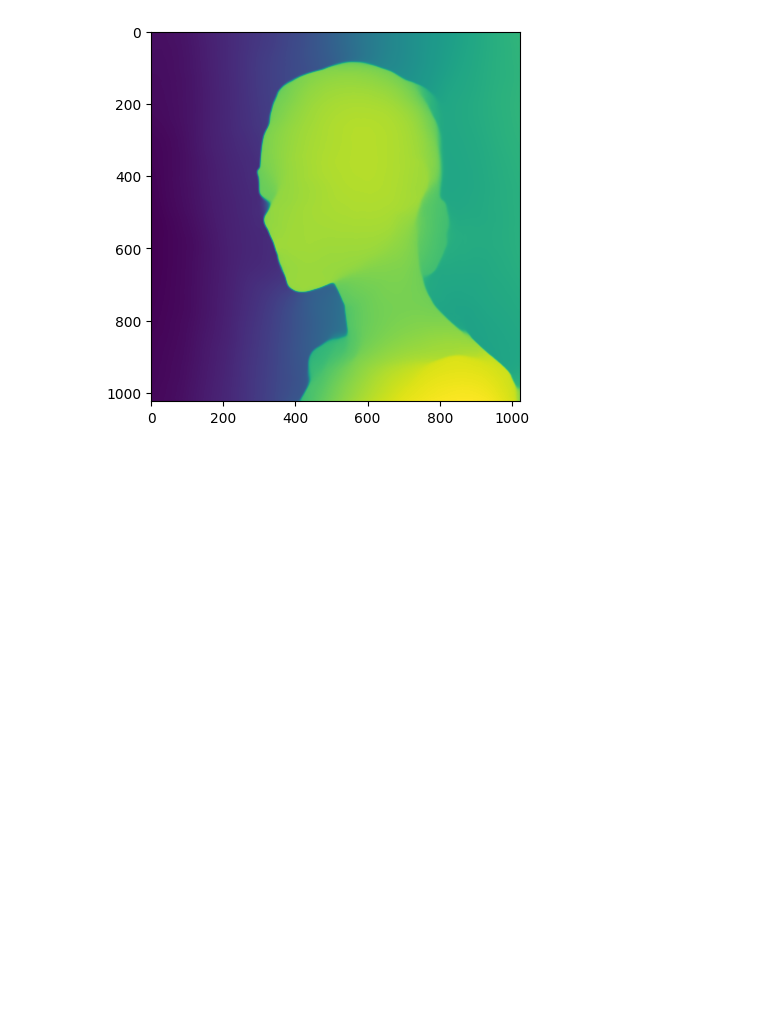
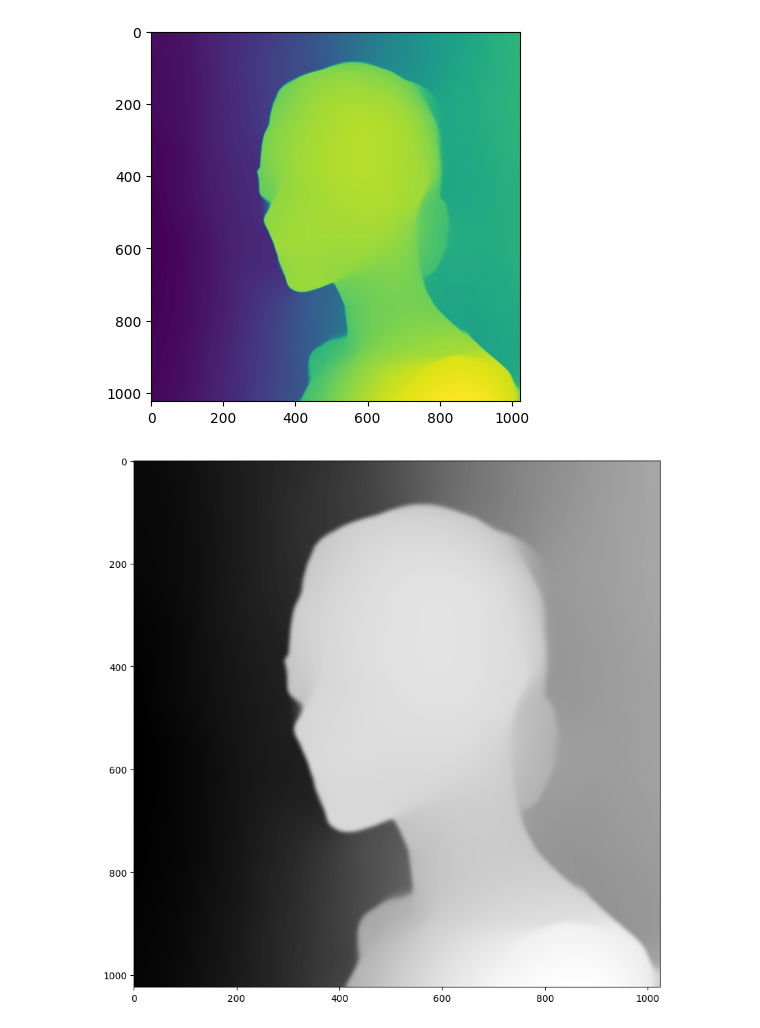
Before and after one commit to prxshetty/midas-depthseg, a Jupyter notebook: depthsegmentation.ipynb, the cells around one changed output. Cells and saved outputs as stored; diff of their text form; code cells hidden in the pictures; blank space fills up the shorter version.

Commit message:
added greyscale, new image

```diff
--- a/depthsegmentation.ipynb
+++ b/depthsegmentation.ipynb
@@ -100,7 +98,7 @@ plt.imshow(output)
 import os
 from matplotlib import cm
 os.environ["PYTORCH_ENABLE_MPS_FALLBACK"] = "1"
-# device = "cpu" #bicubic doesnt work for Apple Silicon
+device = "cpu" #bicubic doesnt work for Apple Silicon
 # %%
 #IMG 2
 img_path_2 = "content/model_insta.jpeg"
@@ -109,3 +107,10 @@ plt.imshow(img2)
 # %% [output]
 <matplotlib.image.AxesImage at 0x...>
 [figure]
+# %%
+img2 = cv2.imread(img_path_2)
+img2 = cv2.cvtColor(img2, cv2.COLOR_BGR2RGB)
+input_batch2 = transform(img2).to(device)
+# rm ~/.cache/torch/hub/checkpoints/dpt_large_384.pt
+midas.to(device)
+midas.eval()
@@ -112,14 +135,23 @@ plt.imshow(img2)
 # %%
 with torch.no_grad():
-    prediction = midas(input_batch)
+    prediction = midas(input_batch2)
     prediction = torch.nn.functional.interpolate(
     prediction.unsqueeze(1),
-    size = img.shape[:2],
+    size = img2.shape[:2],
     mode = "bicubic",
     align_corners = False,
     ).squeeze()
 output2 = prediction.cpu().numpy()
-plt.imshow(output)
+plt.imshow(output2)
 # %% [output]
 <matplotlib.image.AxesImage at 0x...>
 [figure]
+# %%
+depth_map_normalized = cv2.normalize(output2, None, 0, 255, cv2.NORM_MINMAX).astype(np.uint8)
+depth_map_blurryeff = cv2.GaussianBlur(depth_map_normalized, (21, 21), 0)
+# %%
+plt.figure(figsize = (10,10))
+plt.imshow(depth_map_blurryeff, cmap = 'gray')
+plt.show()
+# %% [output]
+[figure, added]
```
Also changed, not shown: parts of 4 cells of this notebook, 2 other files.
